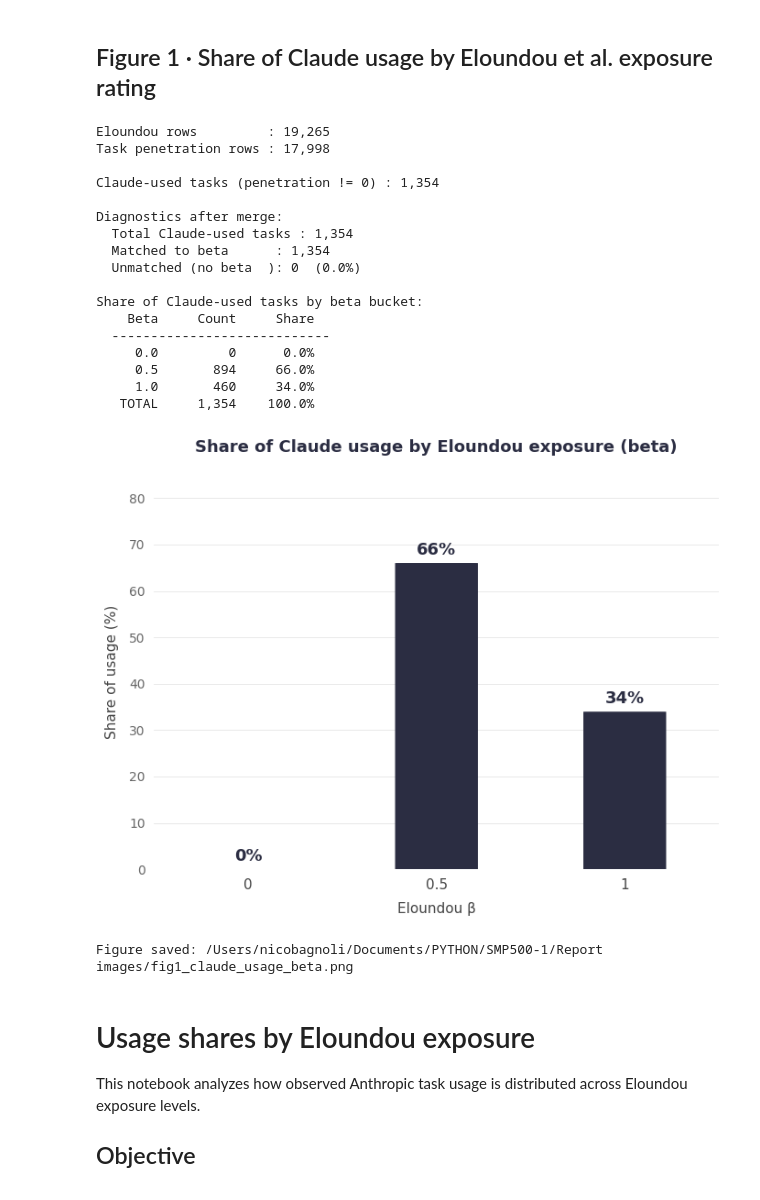
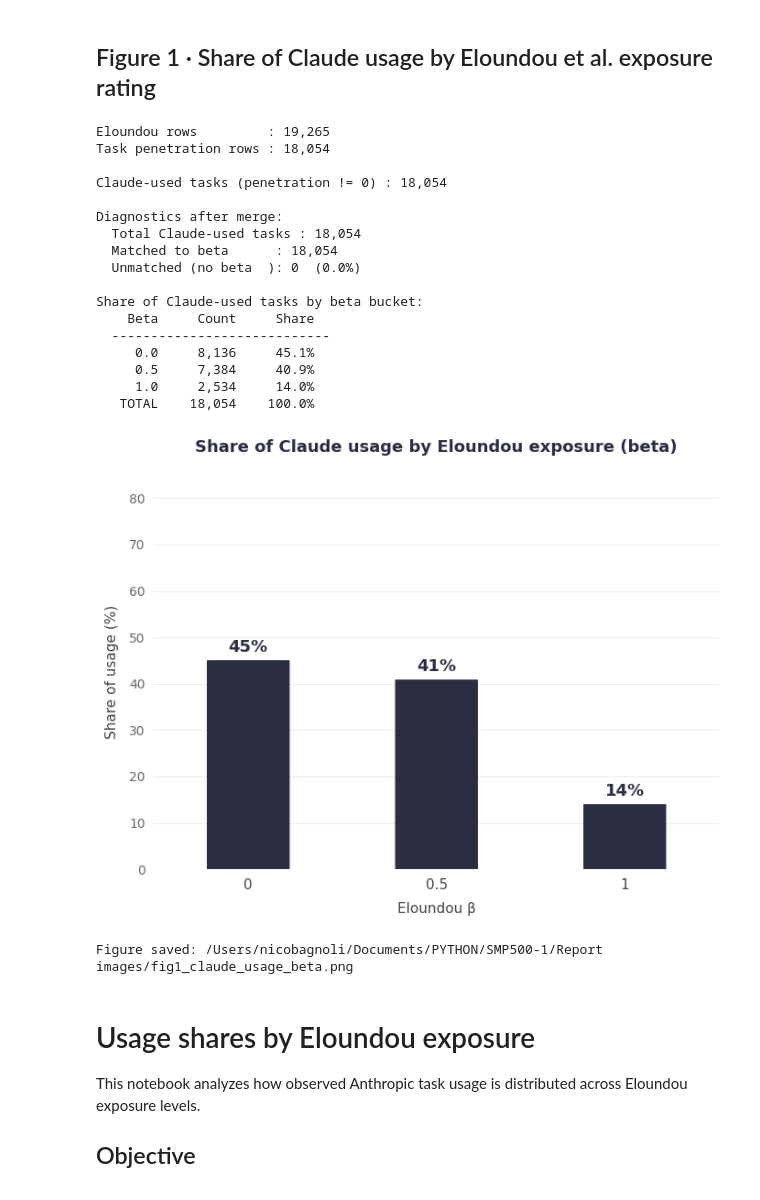
Before and after one commit to MIT-Work-Analytics-Laboratory/SMP500, a Jupyter notebook: 1.2 - Figures_Anthropic.ipynb, the cells around one changed output. Drawn from its saved outputs; the diff is of its cells as text; code cells hidden in the pictures.

```diff
--- a/1.2 - Figures_Anthropic.ipynb
+++ b/1.2 - Figures_Anthropic.ipynb
@@ -15,8 +15,8 @@ import matplotlib.pyplot as plt
 import matplotlib.ticker as mticker
 from pathlib import Path
 
-BASE             = Path("/Users/nicobagnoli/Documents/PYTHON/Standard-Analysis-Nico/SMP500")
-ELOUNDOU_PATH    = BASE / "Eloundou_New" / "full_labelset_new.tsv"
+BASE             = Path("/Users/nicobagnoli/Documents/PYTHON/SMP500-1")
+ELOUNDOU_PATH    = BASE / "Eloundou_Untouched" / "full_labelset.tsv"
 PENETRATION_PATH = BASE / "Anthropic" / "task_penetration.csv"
 
 # ── Switch between "beta" and "beta_new" (or any other column) here ──────────
@@ -133,42 +133,42 @@ ax.tick_params(axis="y", labelsize=10, colors="#666666")
 
 ax.yaxis.grid(True, color="#E5E5E5", linewidth=0.6, zorder=0)
 ax.set_axisbelow(True)
 for spine in ["top", "right", "left", "bottom"]:
     ax.spines[spine].set_visible(False)
 ax.tick_params(axis="x", bottom=False)
 ax.tick_params(axis="y", left=False)
 
 plt.tight_layout()
 plt.savefig(OUTPUT_FIG, dpi=200, bbox_inches="tight", transparent=True)
 plt.show()
 print(f"\nFigure saved: {OUTPUT_FIG}")
 
 # ── E0 tasks used by Claude (beta == 0, penetration != 0) ────────────────────
 # e0_claude = df_matched[df_matched["beta"] == 0.0][["task", "penetration"]].copy()
 # e0_claude = e0_claude.sort_values("penetration", ascending=False).reset_index(drop=True)
 # e0_claude.index += 1
 
 # print(f"E0 tasks used by Claude: {len(e0_claude):,}\n")
 # print(e0_claude.to_string())
 # %% [output]
 Eloundou rows         : 19,265
-Task penetration rows : 17,998
+Task penetration rows : 18,054
 
-Claude-used tasks (penetration != 0) : 1,354
+Claude-used tasks (penetration != 0) : 18,054
 
 Diagnostics after merge:
-  Total Claude-used tasks : 1,354
-  Matched to beta      : 1,354
+  Total Claude-used tasks : 18,054
+  Matched to beta      : 18,054
   Unmatched (no beta  ): 0  (0.0%)
 
 Share of Claude-used tasks by beta bucket:
     Beta     Count     Share
   ----------------------------
-     0.0         0      0.0%
-     0.5       894     66.0%
-     1.0       460     34.0%
-   TOTAL     1,354    100.0%
+     0.0     8,136     45.1%
+     0.5     7,384     40.9%
+     1.0     2,534     14.0%
+   TOTAL    18,054    100.0%
-[figure, old version]
+[figure, new version]
 Figure saved: /Users/nicobagnoli/Documents/PYTHON/SMP500-1/Report images/fig1_claude_usage_beta.png
 # %% [markdown]
 # Usage shares by Eloundou exposure
```
Also changed, not shown: parts of 2 cells of this notebook, 8 other files.
